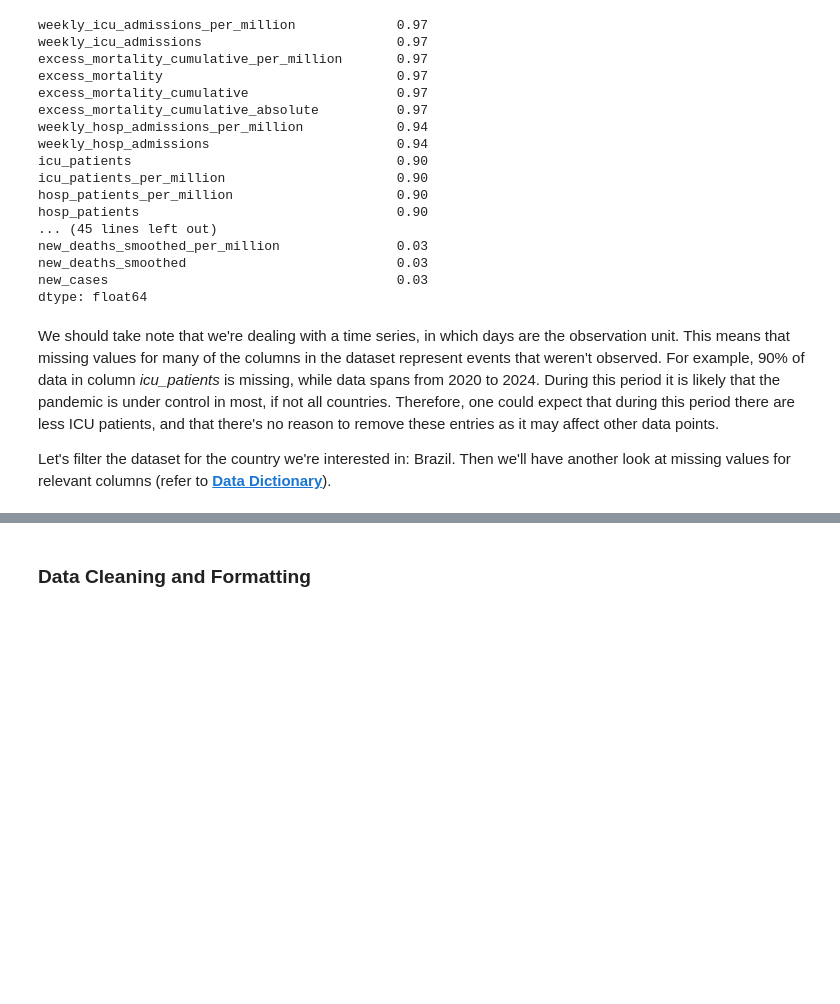
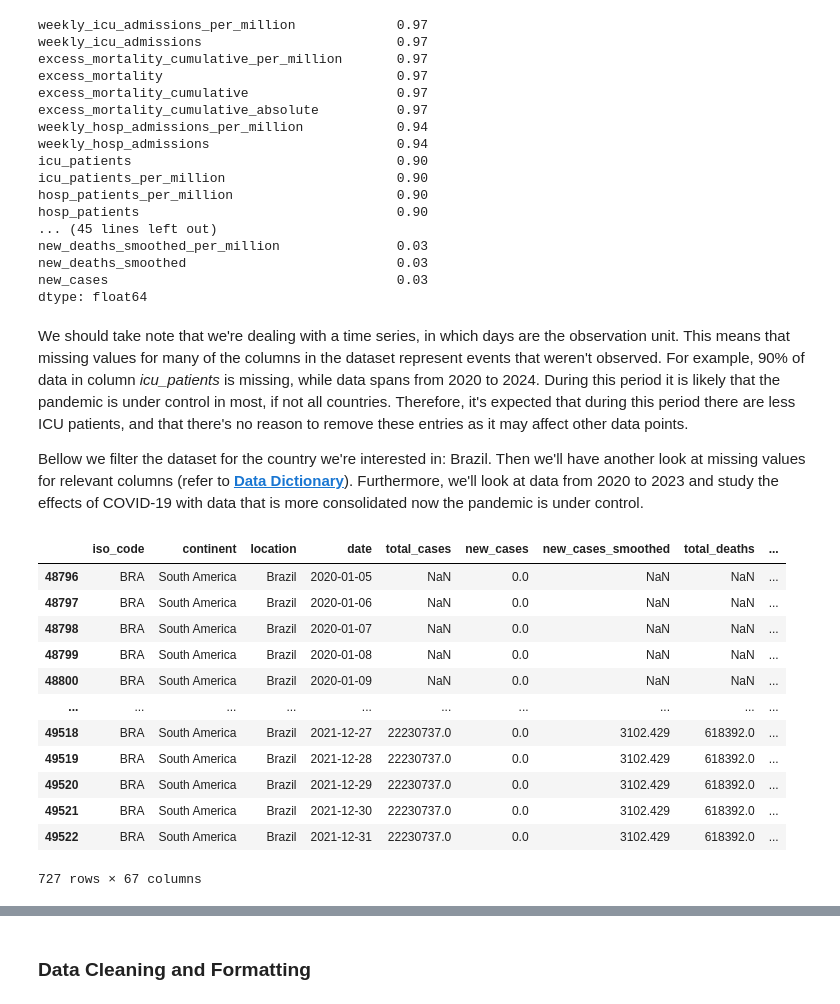
Before and after one commit to pedrohfm/dsnp, a Jupyter notebook: data-visualisation/covid-19-overview-in-brazil.ipynb, the cells around one changed output, grey strips where cells are left out. Drawn from its saved outputs; the diff is of its cells as text; code cells hidden in the pictures; blank space fills up the shorter version.

```diff
--- a/data-visualisation/covid-19-overview-in-brazil.ipynb
+++ b/data-visualisation/covid-19-overview-in-brazil.ipynb
@@ -277,6 +272,23 @@ new_deaths_smoothed                           0.03
 new_cases                                     0.03
 dtype: float64
 # %% [markdown]
-We should take note that we're dealing with a time series, in which days are the observation unit. This means that missing values for many of the columns in the dataset represent events that weren't observed. For example, 90% of data in column *icu_patients* is missing, while data spans from 2020 to 2024. During this period it is likely that the pandemic is under control in most, if not all countries. Therefore, one could expect that during this period there are less ICU patients, and that there's no reason to remove these entries as it may affect other data points.
+We should take note that we're dealing with a time series, in which days are the observation unit. This means that missing values for many of the columns in the dataset represent events that weren't observed. For example, 90% of data in column *icu_patients* is missing, while data spans from 2020 to 2024. During this period it is likely that the pandemic is under control in most, if not all countries. Therefore, it's expected that during this period there are less ICU patients, and that there's no reason to remove these entries as it may affect other data points.
 
-Let's filter the dataset for the country we're interested in: Brazil. Then we'll have another look at missing values for relevant columns (refer to [**Data Dictionary**](#data-dictionary)).
+Bellow we filter the dataset for the country we're interested in: Brazil. Then we'll have another look at missing values for relevant columns (refer to [**Data Dictionary**](#data-dictionary)). Furthermore, we'll look at data from 2020 to 2023 and study the effects of COVID-19 with data that is more consolidated now the pandemic is under control.
+# %%
+df_br = df_raw.loc[(df_raw['location'] == 'Brazil') & (df_br['date'] < "2023-01-01")]
+df_br
+# %% [output]
+|  | iso_code | continent | location | date | total_cases | new_cases | new_cases_smoothed | total_deaths | ... |
+| 48796 | BRA | South America | Brazil | 2020-01-05 | NaN | 0.0 | NaN | NaN | ... |
+| 48797 | BRA | South America | Brazil | 2020-01-06 | NaN | 0.0 | NaN | NaN | ... |
+| 48798 | BRA | South America | Brazil | 2020-01-07 | NaN | 0.0 | NaN | NaN | ... |
+| 48799 | BRA | South America | Brazil | 2020-01-08 | NaN | 0.0 | NaN | NaN | ... |
+| 48800 | BRA | South America | Brazil | 2020-01-09 | NaN | 0.0 | NaN | NaN | ... |
+| ... | ... | ... | ... | ... | ... | ... | ... | ... | ... |
+| 49518 | BRA | South America | Brazil | 2021-12-27 | 22230737.0 | 0.0 | 3102.429 | 618392.0 | ... |
+| 49519 | BRA | South America | Brazil | 2021-12-28 | 22230737.0 | 0.0 | 3102.429 | 618392.0 | ... |
+| 49520 | BRA | South America | Brazil | 2021-12-29 | 22230737.0 | 0.0 | 3102.429 | 618392.0 | ... |
+| 49521 | BRA | South America | Brazil | 2021-12-30 | 22230737.0 | 0.0 | 3102.429 | 618392.0 | ... |
+| 49522 | BRA | South America | Brazil | 2021-12-31 | 22230737.0 | 0.0 | 3102.429 | 618392.0 | ... |
+727 rows × 67 columns
```
Also changed, not shown: parts of 16 cells of this notebook, 1 other file.
